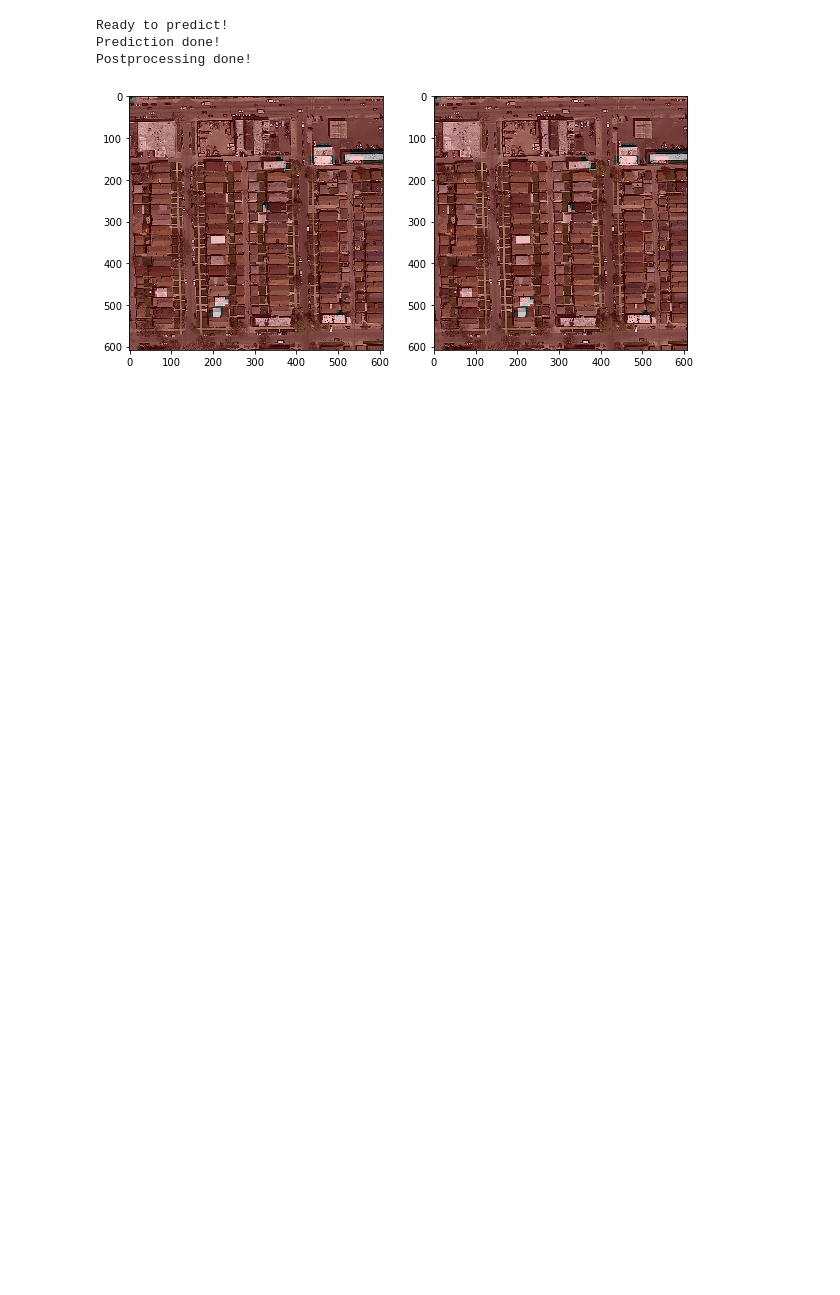
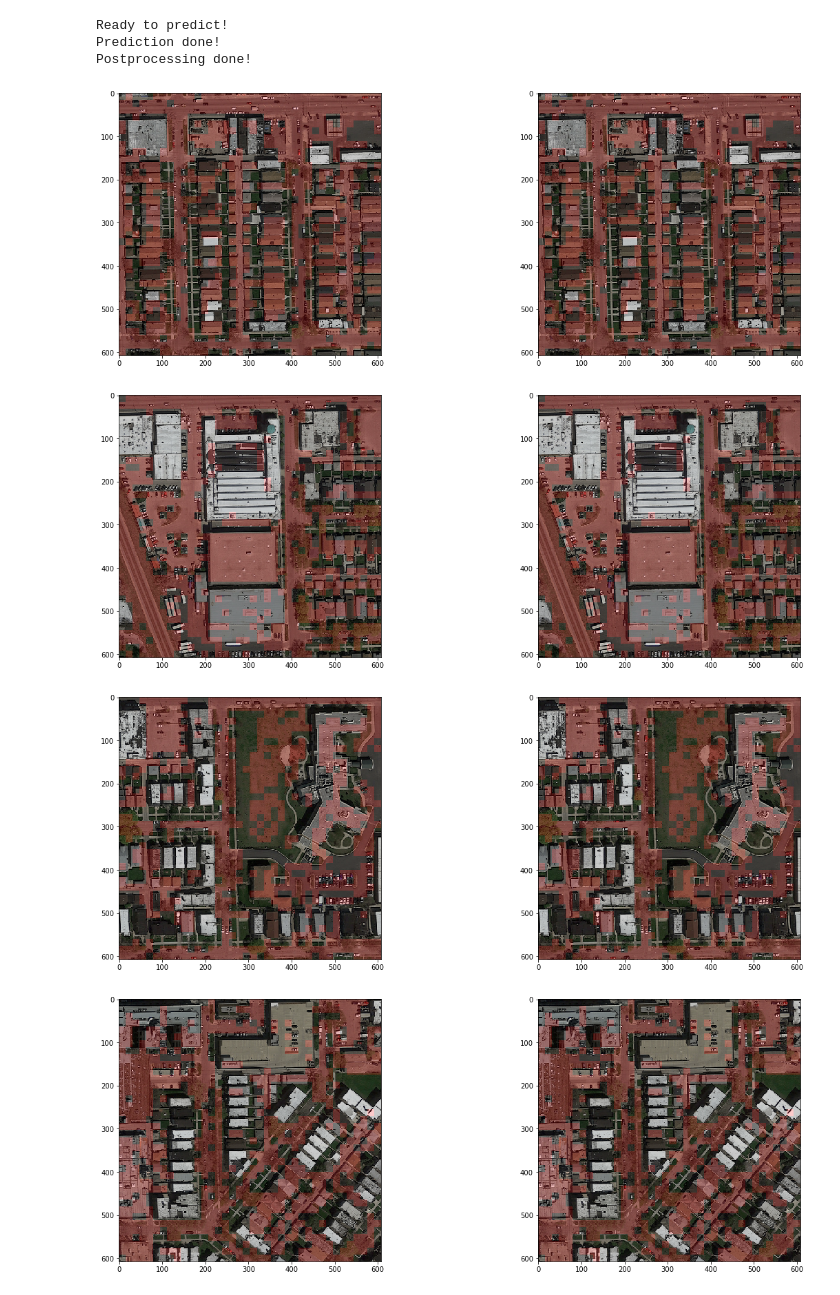
Before and after one commit to pdedumast/ML_project2, a Jupyter notebook: road_sementation_LogReg_eval.ipynb, the cells around one changed output. Drawn from its saved outputs; the diff is of its cells as text; code cells hidden in the pictures; blank space fills up the shorter version.

```diff
--- a/road_sementation_LogReg_eval.ipynb
+++ b/road_sementation_LogReg_eval.ipynb
@@ -52,13 +49,18 @@ gt_patches =  np.asarray([gt_patches[i][j] for i in range(len(gt_patches)) for j
 
 # Extract features
 X = np.asarray([ extract_features(img_patches[i]) for i in range(len(img_patches))])
+print(X.shape)
 
 # Features augmentation
-# X = features_augmentation(X)
+X = features_augmentation(X)
+# print(X.shape)
+# print(X.ptp())
 
-# Standardize data
-X -= np.mean(X)
-# X /= np.std(X, axis = 0)
+# # Standardize data
+# X -= np.mean(X)
+# X /= np.std(X)
+# X = normalize_features(X)
+# print(X.ptp())
 
 print('Computed ' + str(X.shape[1]) + ' features for ' + str(X.shape[0]) + ' patches')
 # %% [output]
@@ -105,9 +128,10 @@ X_eval = np.asarray([img_patches_test[i][j] for i in range(len(img_patches_test)
 
 # Extract, augment & standardize features
 X_eval = np.asarray([ extract_features(X_eval[i]) for i in range(len(X_eval))])
-# X_eval = features_augmentation(X_eval)
-X_eval -= np.mean(X_eval)
-# X_eval /= np.std(X_eval, axis = 0)
+X_eval = features_augmentation(X_eval)
+# X_eval -= np.mean(X_eval)
+# X_eval /= np.std(X_eval)
+# X_eval = normalize_features(X_eval)
 print("Ready to predict!")
 
 #
@@ -130,19 +154,22 @@ create_submission(Z_eval, "submission_LogReg.csv")
 
 # Reshape prediction as matrix for each image
 z_reshaped = []
+z_reshaped_pp = []
 
 num_patch_total = len(Z_eval)
 num_patch_by_img = num_patch_total // num_test
 
 for i in range(0, num_patch_total, num_patch_by_img):
     z_crt = Z_eval[i : i + num_patch_by_img]
-    z_reshaped.append(np.reshape(z_crt, [608 // 16, 608 // 16]))
+    z_crt_reshaped = np.reshape(z_crt, [608 // 16, 608 // 16])
+    z_reshaped.append(z_crt_reshaped)
+    z_reshaped_pp.append(np.reshape(postprocess(z_crt_reshaped), z_crt.shape[0]))
 
-# Run post process
-z_reshaped_pp = z_reshaped
-for ind, label_img in enumerate(z_reshaped):
-    label_img = postprocess(label_img)
-    z_reshaped_pp[ind] = np.reshape(label_img, [z_crt.shape[0]])
+# # Run post process
+# zzz = z_reshaped
+# for ind, label_img in enumerate(z_reshaped):
+#     label_img_pp = postprocess(label_img)
+#     zzz[ind] = np.reshape(label_img_pp, [z_crt.shape[0]])
 
 # Convert list as array
 Z_eval_pp = np.concatenate( z_reshaped_pp , axis = 0 )
@@ -157,21 +184,24 @@ Ready to predict!
 Prediction done!
 Postprocessing done!
 # %%
-for img_idx in range(1):
+for img_idx in range(6):
 
     w = imgs_test[img_idx].shape[0]
     h = imgs_test[img_idx].shape[1]
     patch_size = 16
 
-    fig1, [ax1,ax2] = plt.subplots(nrows = 1, ncols = 2, figsize=(10,5))
+    fig1, [ax1,ax2] = plt.subplots(nrows = 1, ncols = 2, figsize=(20,7))
     pred = z_reshaped[img_idx]
-    pred_img = label_to_img(w, h, patch_size, patch_size, pred)
+    pred_img = label_to_img(w, h, patch_size, patch_size, np.reshape(pred, w // 16 * (h//16)))
     new_img = make_img_overlay(imgs_test[img_idx], pred_img)
     ax1.imshow(new_img)
 
-    pred = z_reshaped_pp[img_idx]
-    pred_img = label_to_img(w, h, patch_size, patch_size, pred)
+    pred_pp = z_reshaped_pp[img_idx]
+    pred_img = label_to_img(w, h, patch_size, patch_size, pred_pp)
     new_img = make_img_overlay(imgs_test[img_idx], pred_img)
     ax2.imshow(new_img)
 # %% [output]
-[figure, old version]
+[figure, new version]
+[figure, added]
+[figure, added]
+[figure, added]
```
Also changed, not shown: parts of 5 cells of this notebook, 1 other file.
